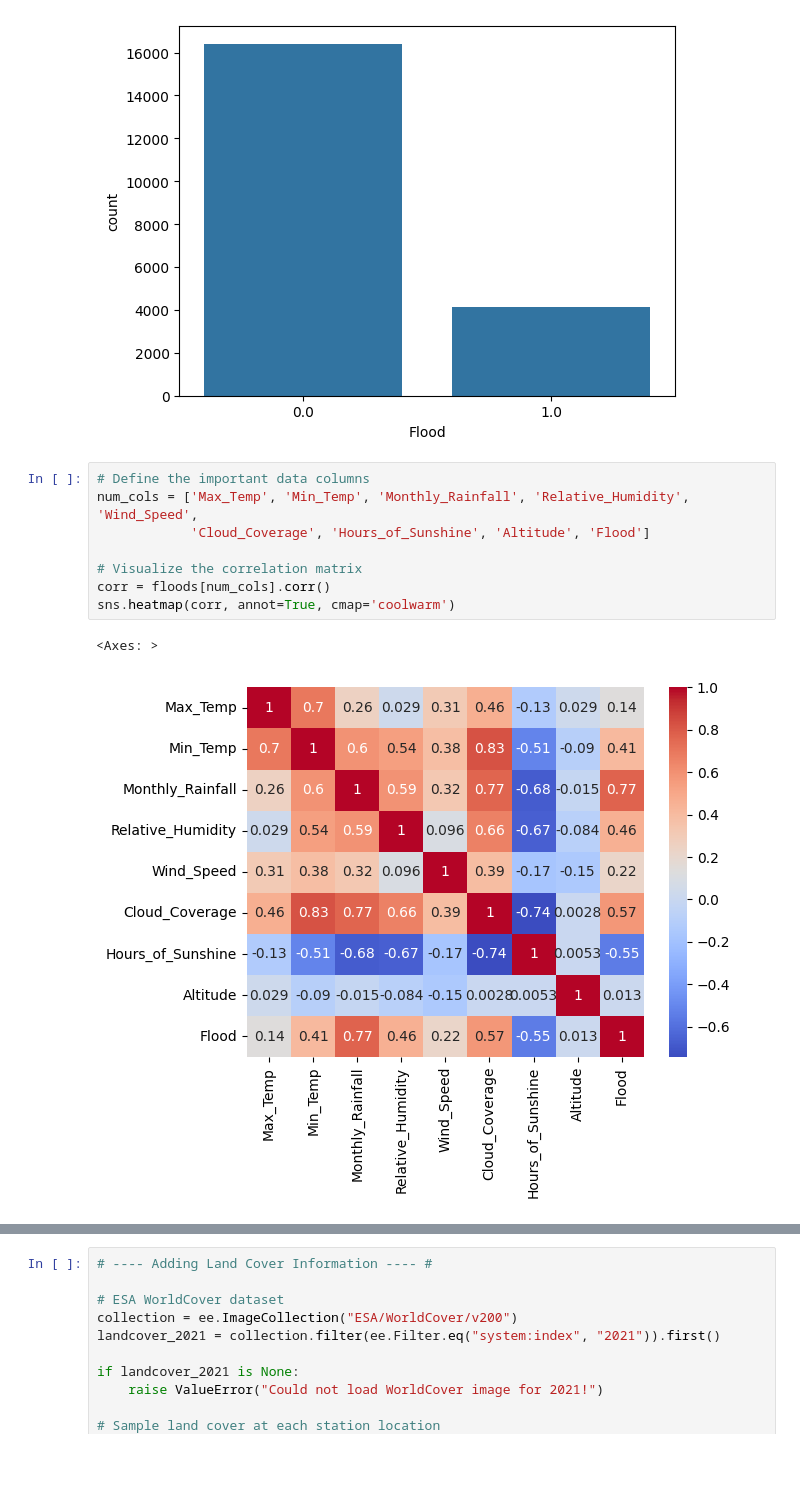
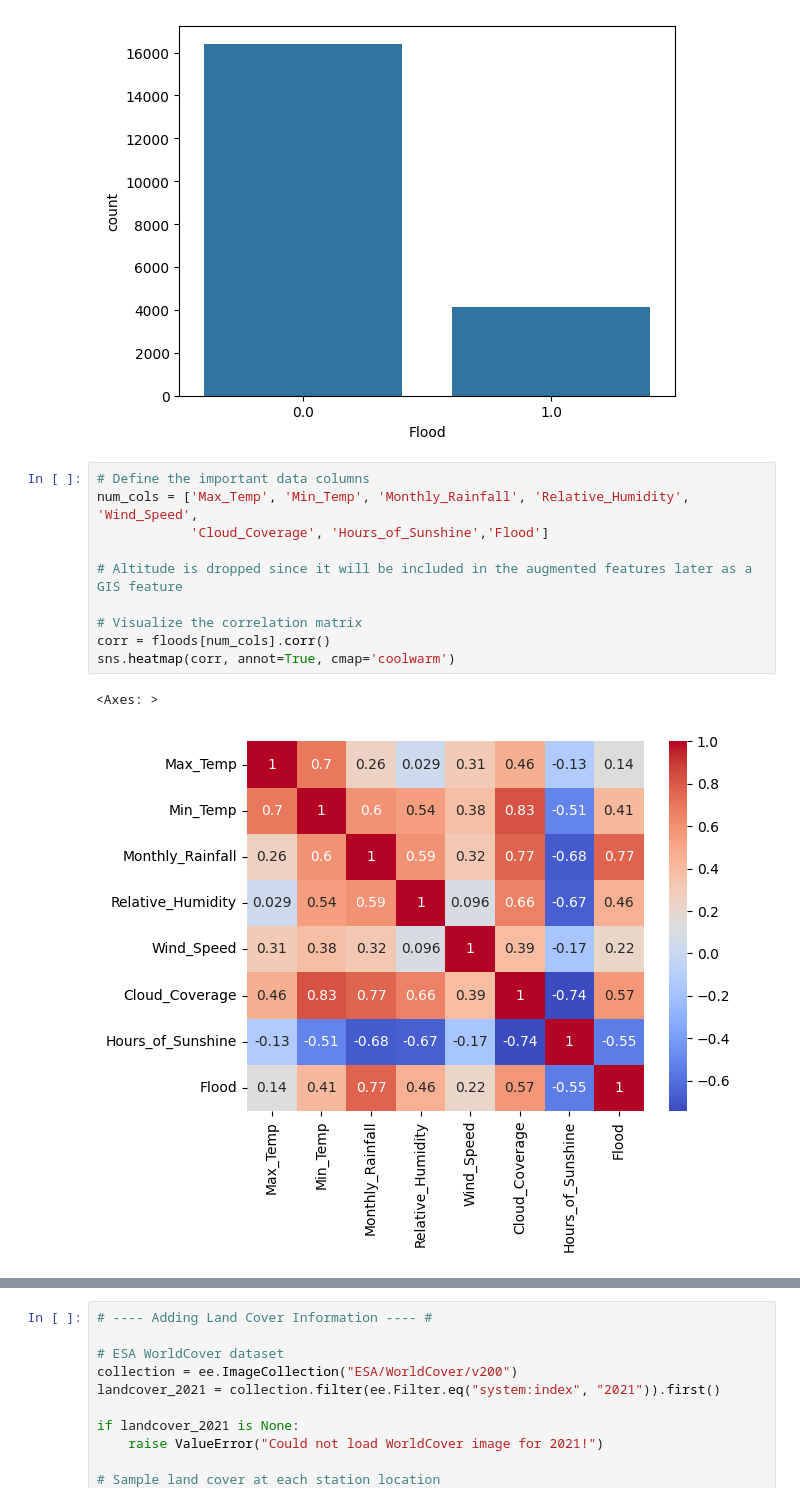
Before and after one commit to QuinnMcGill/MLFloodPrediction, a Jupyter notebook: eda.ipynb, the cells around one changed output, grey strips where cells are left out. Drawn from its saved outputs; the diff is of its cells as text; blank space fills up the shorter version.

```diff
--- a/eda.ipynb
+++ b/eda.ipynb
@@ -89,14 +84,16 @@ Name: count, dtype: int64
 # %%
 # Define the important data columns
 num_cols = ['Max_Temp', 'Min_Temp', 'Monthly_Rainfall', 'Relative_Humidity', 'Wind_Speed',
-            'Cloud_Coverage', 'Hours_of_Sunshine', 'Altitude', 'Flood']
+            'Cloud_Coverage', 'Hours_of_Sunshine','Flood']
+
+# Altitude is dropped since it will be included in the augmented features later as a GIS feature
 
 # Visualize the correlation matrix
 corr = floods[num_cols].corr()
 sns.heatmap(corr, annot=True, cmap='coolwarm')
 # %% [output]
 <Axes: >
-[figure, old version]
+[figure, new version]
 # %%
 def test_current_dataset(X,y, model):
     X_train, X_test, y_train, y_test = train_test_split(X, y, test_size=0.2, random_state=42)
```
Also changed, not shown: parts of 6 cells of this notebook, 14 other files.
